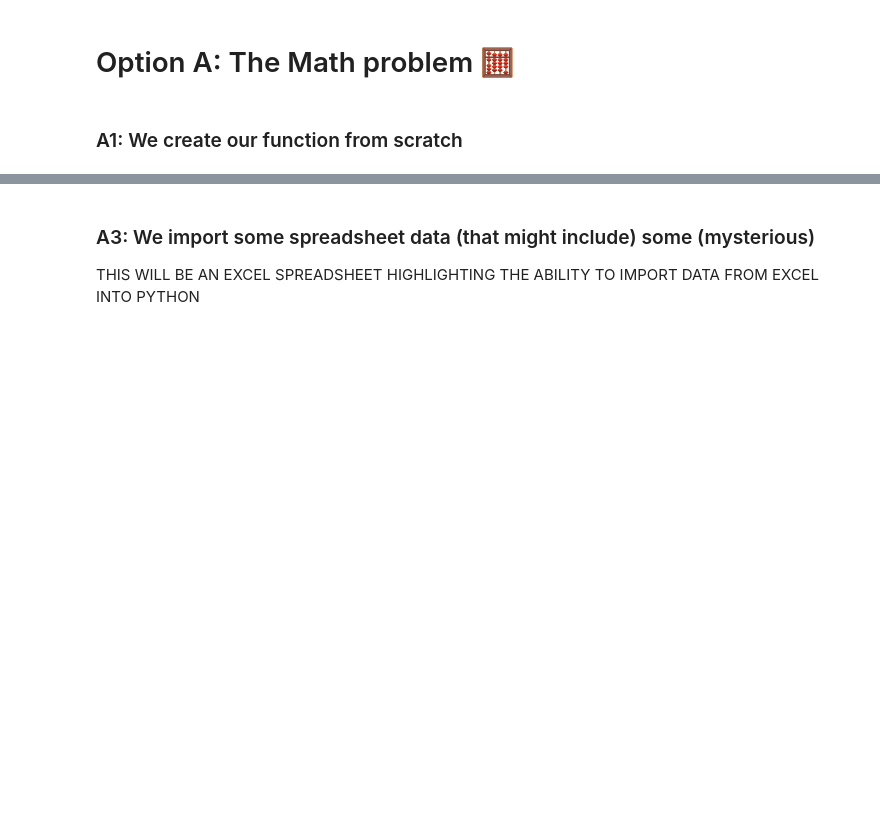
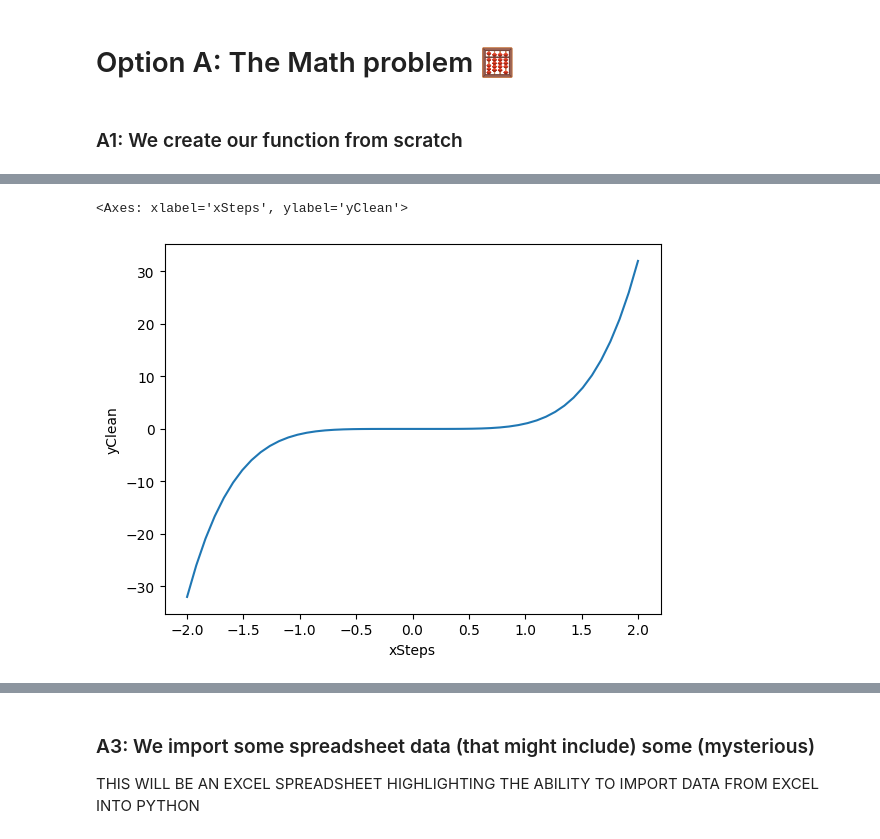
Before and after one commit to UoA-eResearch/ResBaz24Python, a Jupyter notebook: IntroductionToPython.ipynb, the cells around one changed output, grey strips where cells are left out. Drawn from its saved outputs; the diff is of its cells as text; code cells hidden in the pictures; blank space fills up the shorter version.

```diff
--- a/IntroductionToPython.ipynb
+++ b/IntroductionToPython.ipynb
@@ -493,22 +553,0 @@ sns.lineplot(x=x, y=y, label='y = x^5 + 1', color='orange', linewidth=5)
-# %%
-import csv
-import random
-
-# Function y = x^5 with random noise
-def y_with_noise(x):
-    y = x ** 5
-    noise = random.uniform(-0.2 * y, 0.2 * y)
-    return y + noise
-
-# Generate 100 entries
-num_entries = 100
-
-# Generate data and write to CSV
-with open('A2withNoise.csv', 'w', newline='') as csvfile:
-    writer = csv.writer(csvfile)
-    writer.writerow(['x', 'y_with_noise'])
-
-    for i in range(num_entries):
-        x = random.uniform(1, 10)  # Adjust range as needed
-        y = y_with_noise(x)
-        writer.writerow([x, y])
@@ -517,11 +553,0 @@ Let's plot this and also the original $y = 2x + 1$ function.
-# %%
-# Generate values for x
-x = np.linspace(-5, 5, 100)  # 100 points between -5 and 5
-
-# Compute corresponding y values
-y = f(x)
-sns.lineplot(x=x, y=y)
-
-# Load the data from the CSV file
-A2withNoise = pd.read_csv('A2withNoise.csv')
-sns.scatterplot(data=A2withNoise, x='x', y='y_with_noise', color='red', label='Scatter Plot')
@@ -530,0 +560,5 @@ sns.scatterplot(data=A2withNoise, x='x', y='y_with_noise', color='red', label='S
+# %%
+import pandas as pd
+# Create a DataFrame
+A2data = pd.DataFrame({"xSteps": x, "yClean": y})
+A2data.head(10)
@@ -530,0 +577,6 @@ sns.scatterplot(data=A2withNoise, x='x', y='y_with_noise', color='red', label='S
+# %%
+# Plot the function using Seaborn
+sns.lineplot(data=A2data, x="xSteps", y="yClean", legend="full")
+# %% [output]
+<Axes: xlabel='xSteps', ylabel='yClean'>
+[figure, added]
```
Also changed, not shown: parts of 55 cells of this notebook, 2 other files.
